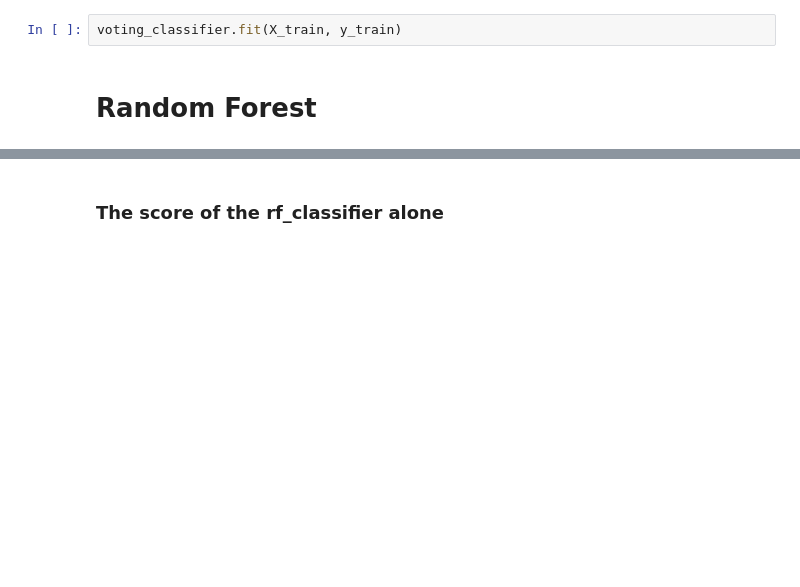
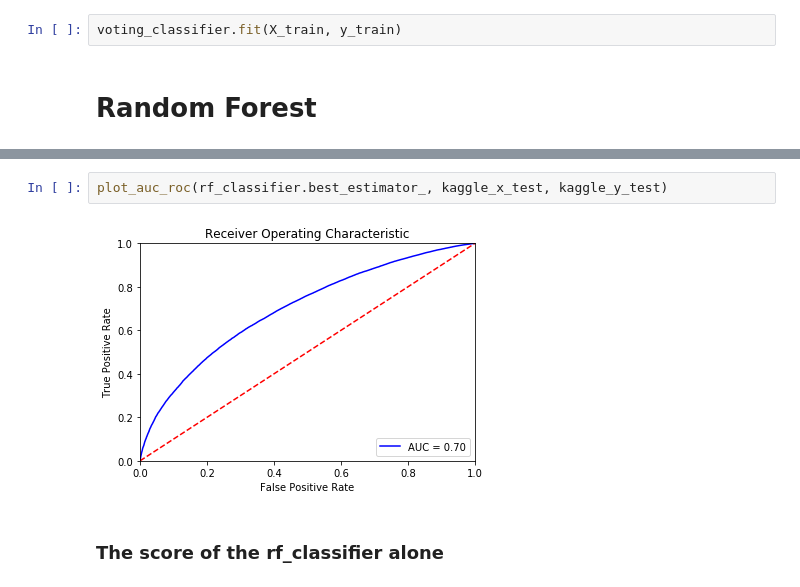
Before and after one commit to fbormann/Projeto-Redes-Neurais, a Jupyter notebook: Kaggle_Submission.ipynb, the cells around one changed output, grey strips where cells are left out. Saved outputs shown, nothing was run; the diff lists cells and outputs as text; blank space fills up the shorter version.

Commit message:
add kaggle submission and fixed sampling logic

```diff
--- a/Kaggle_Submission.ipynb
+++ b/Kaggle_Submission.ipynb
@@ -704,3 +710,7 @@ plot_auc_roc(rf_classifier.best_estimator_, X_test, y_test)
+# %%
+plot_auc_roc(rf_classifier.best_estimator_, kaggle_x_test, kaggle_y_test)
+# %% [output]
+[figure, added]
 # %% [markdown]
 ### The score of the rf_classifier alone
 # %%
```
Also changed, not shown: parts of 92 cells of this notebook.
